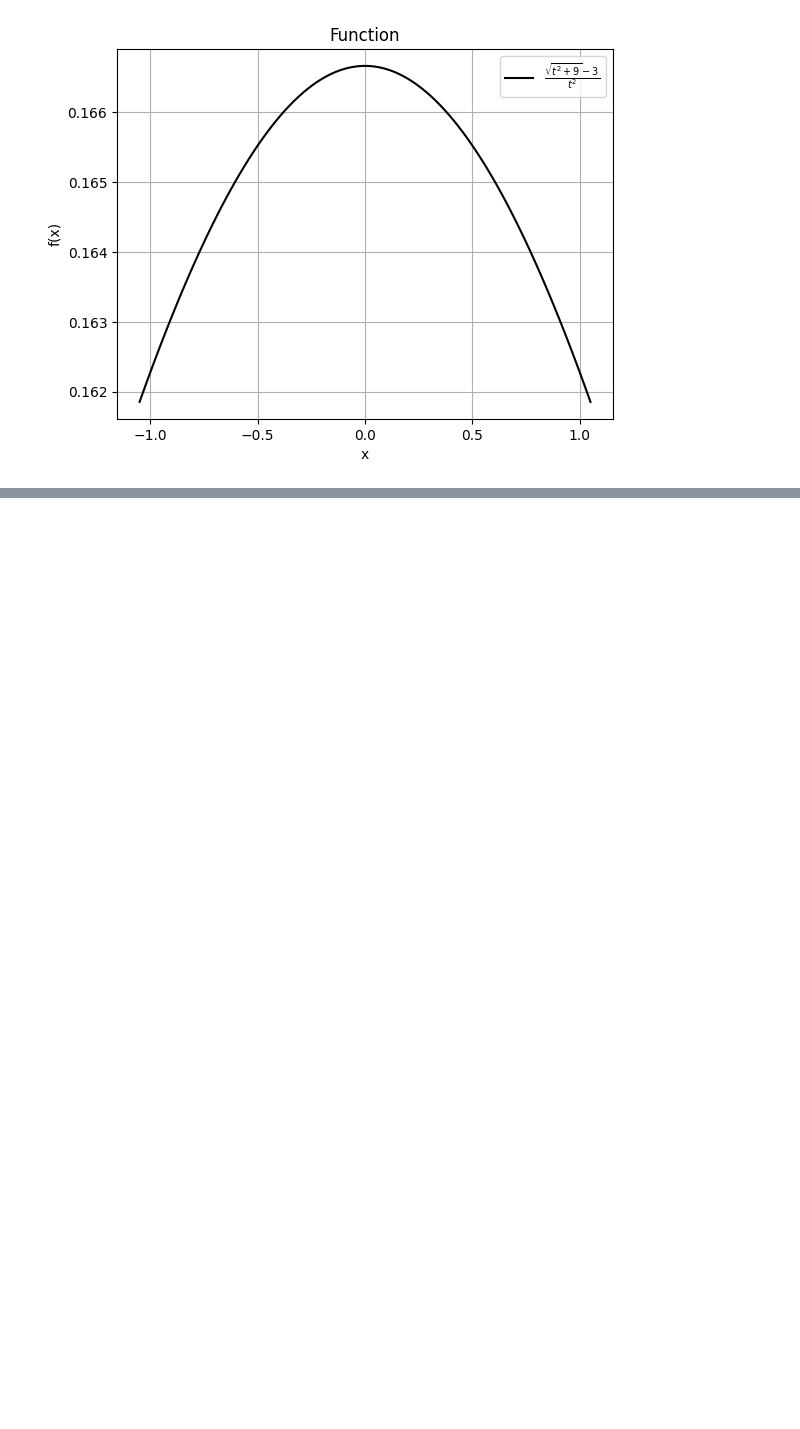
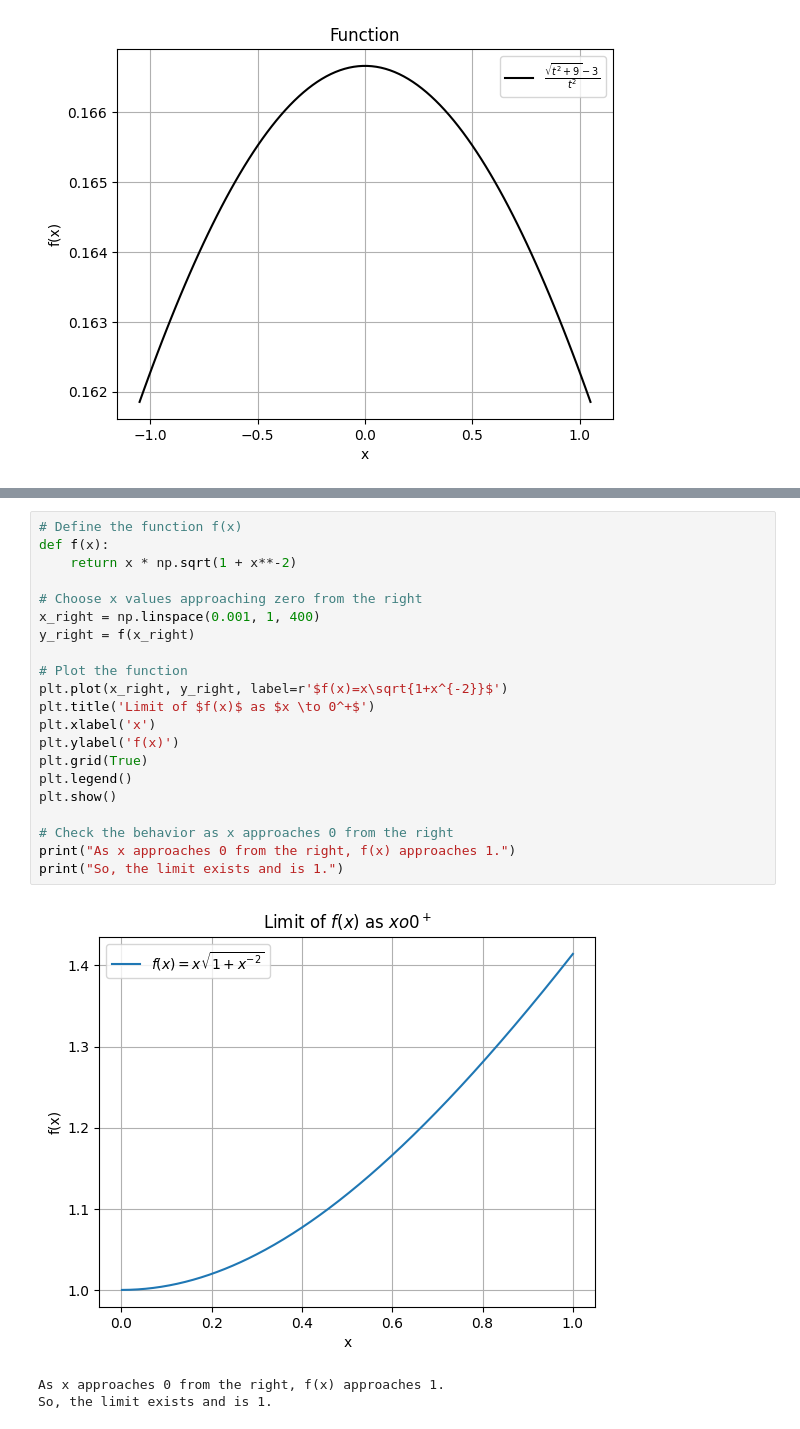
Before and after one commit to ChoppedCoder777/cca-calc-chapter2, a Jupyter notebook: Chapter02-Section02-Limits-Intro.ipynb, the cells around one changed output, grey strips where cells are left out. Saved outputs shown, nothing was run; the diff lists cells and outputs as text; blank space fills up the shorter version.

```diff
--- a/Chapter02-Section02-Limits-Intro.ipynb
+++ b/Chapter02-Section02-Limits-Intro.ipynb
@@ -87,0 +97,25 @@ MemoryError: Unable to allocate 7.45 GiB for an array with shape (1000000000,) a
+# %%
+# Define the function f(x)
+def f(x):
+    return x * np.sqrt(1 + x**-2)
+
+# Choose x values approaching zero from the right
+x_right = np.linspace(0.001, 1, 400)
+y_right = f(x_right)
+
+# Plot the function
+plt.plot(x_right, y_right, label=r'$f(x)=x\sqrt{1+x^{-2}}$')
+plt.title('Limit of $f(x)$ as $x \to 0^+$')
+plt.xlabel('x')
+plt.ylabel('f(x)')
+plt.grid(True)
+plt.legend()
+plt.show()
+
+# Check the behavior as x approaches 0 from the right
+print("As x approaches 0 from the right, f(x) approaches 1.")
+print("So, the limit exists and is 1.")
+# %% [output]
+[figure, added]
+As x approaches 0 from the right, f(x) approaches 1.
+So, the limit exists and is 1.
```
Also changed, not shown: parts of 5 cells of this notebook, 5 other files.
